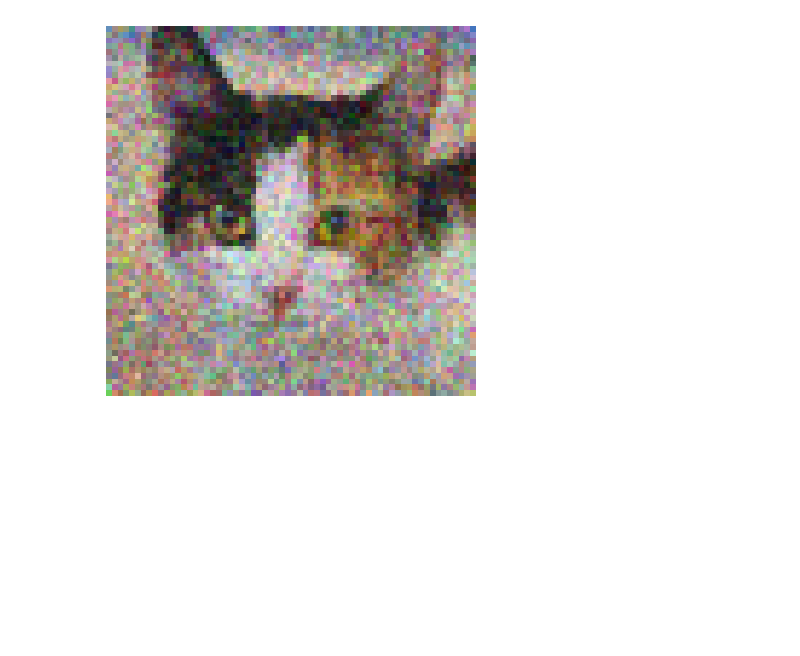
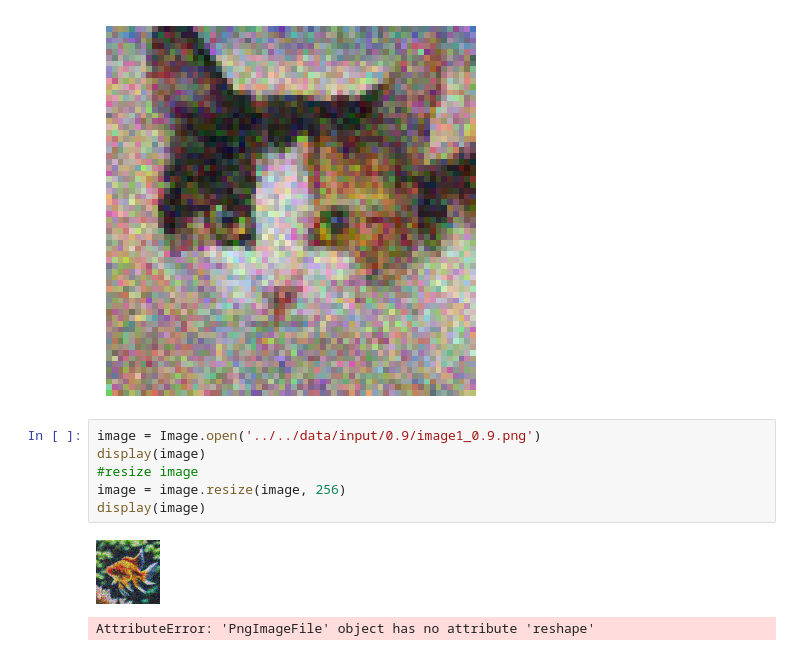
Before and after one commit to Ryankwon03/Reordered-Noise-Processing-in-Super-Resolution, a Jupyter notebook: src/notebooks/gauss_poisson_downsample.ipynb, the cells around one changed output. Saved outputs shown, nothing was run; the diff lists cells and outputs as text; blank space fills up the shorter version.

```diff
--- a/src/notebooks/gauss_poisson_downsample.ipynb
+++ b/src/notebooks/gauss_poisson_downsample.ipynb
@@ -123,3 +123,12 @@ for i, img in enumerate(downsampled2):
 [figure]
 (64, 64, 3)
 [figure]
+# %%
+image = Image.open('../../data/input/0.9/image1_0.9.png')
+display(image)
+#resize image
+image = image.resize(image, 256)
+display(image)
+# %% [output]
+[figure, added]
+AttributeError: 'PngImageFile' object has no attribute 'reshape'
```
Also changed, not shown: 8 other files.
